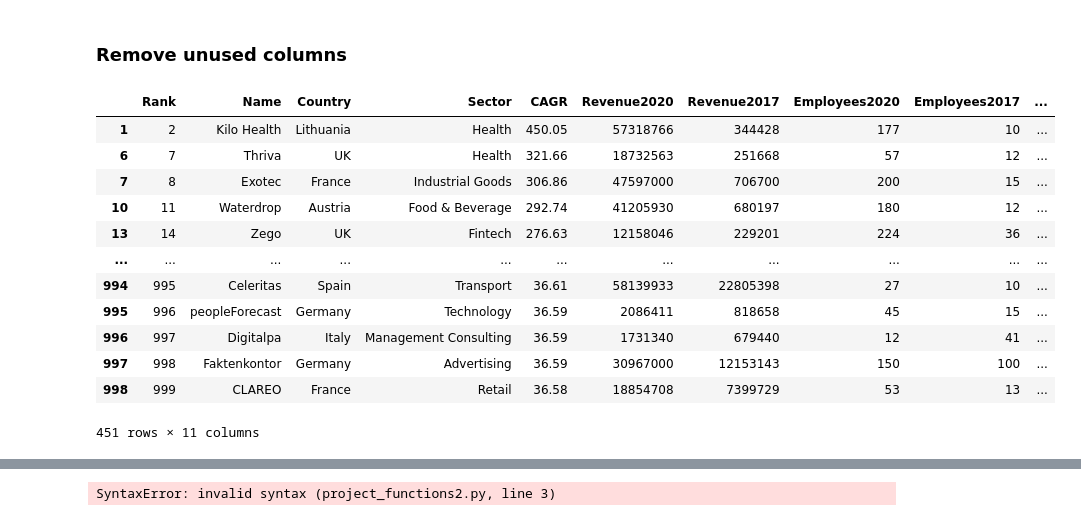
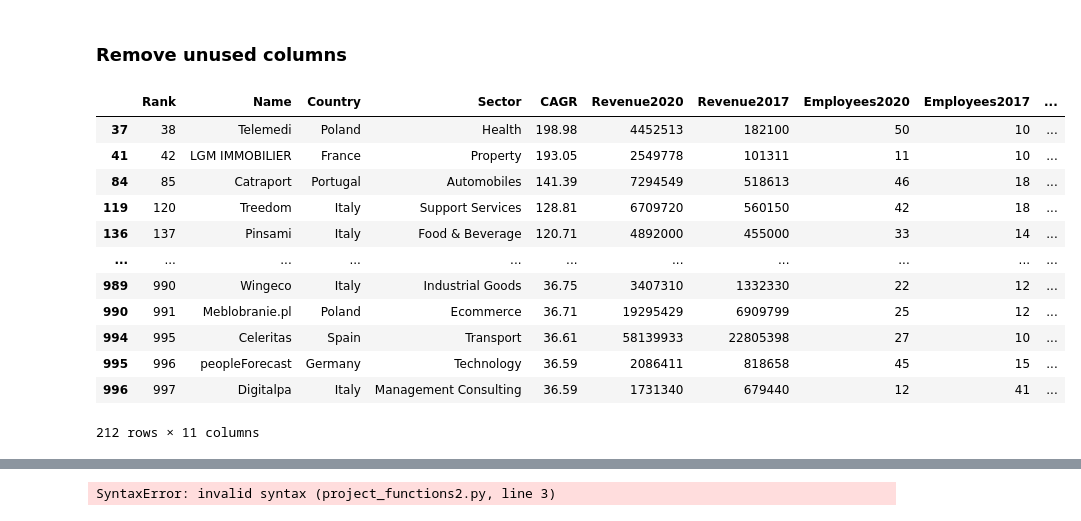
Before and after one commit to ubco-W2022T2-data301/project-group43, a Jupyter notebook: analysis/analysis2.ipynb, the cells around one changed output, grey strips where cells are left out. Saved outputs shown, nothing was run; the diff lists cells and outputs as text; code cells hidden in the pictures.

```diff
--- a/analysis/analysis2.ipynb
+++ b/analysis/analysis2.ipynb
@@ -161,24 +163,24 @@ for delimiter in delimiters:
 # %%
 ### METHOD CAHIN #1
 
 df_new = (pd.read_csv("../data/raw/FT1000.csv")
       .drop(columns=['Ranked2021', 'Ranked2020'])
       .dropna()
-      .query("Employees2017.between(10, 250) and Employees2020.between(10, 250)")
+      .query("Employees2017.between(10, 50) and Employees2020.between(10, 50)")
       .assign(**{'Change % in Employees': lambda x: ((x['Employees2020'] - x['Employees2017']) / x['Employees2020']) * 100}))
 df_new
 # %% [output]
 |  | Rank | Name | Country | Sector | CAGR | Revenue2020 | Revenue2017 | Employees2020 | Employees2017 | ... |
-| 1 | 2 | Kilo Health | Lithuania | Health | 450.05 | 57318766 | 344428 | 177 | 10 | ... |
-| 6 | 7 | Thriva | UK | Health | 321.66 | 18732563 | 251668 | 57 | 12 | ... |
-| 7 | 8 | Exotec | France | Industrial Goods | 306.86 | 47597000 | 706700 | 200 | 15 | ... |
-| 10 | 11 | Waterdrop | Austria | Food & Beverage | 292.74 | 41205930 | 680197 | 180 | 12 | ... |
-| 13 | 14 | Zego | UK | Fintech | 276.63 | 12158046 | 229201 | 224 | 36 | ... |
+| 37 | 38 | Telemedi | Poland | Health | 198.98 | 4452513 | 182100 | 50 | 10 | ... |
+| 41 | 42 | LGM IMMOBILIER | France | Property | 193.05 | 2549778 | 101311 | 11 | 10 | ... |
+| 84 | 85 | Catraport | Portugal | Automobiles | 141.39 | 7294549 | 518613 | 46 | 18 | ... |
+| 119 | 120 | Treedom | Italy | Support Services | 128.81 | 6709720 | 560150 | 42 | 18 | ... |
+| 136 | 137 | Pinsami | Italy | Food & Beverage | 120.71 | 4892000 | 455000 | 33 | 14 | ... |
 | ... | ... | ... | ... | ... | ... | ... | ... | ... | ... | ... |
+| 989 | 990 | Wingeco | Italy | Industrial Goods | 36.75 | 3407310 | 1332330 | 22 | 12 | ... |
+| 990 | 991 | Meblobranie.pl | Poland | Ecommerce | 36.71 | 19295429 | 6909799 | 25 | 12 | ... |
 | 994 | 995 | Celeritas | Spain | Transport | 36.61 | 58139933 | 22805398 | 27 | 10 | ... |
 | 995 | 996 | peopleForecast | Germany | Technology | 36.59 | 2086411 | 818658 | 45 | 15 | ... |
 | 996 | 997 | Digitalpa | Italy | Management Consulting | 36.59 | 1731340 | 679440 | 12 | 41 | ... |
-| 997 | 998 | Faktenkontor | Germany | Advertising | 36.59 | 30967000 | 12153143 | 150 | 100 | ... |
-| 998 | 999 | CLAREO | France | Retail | 36.58 | 18854708 | 7399729 | 53 | 13 | ... |
-451 rows × 11 columns
+212 rows × 11 columns
 # %%
```
Also changed, not shown: parts of 13 cells of this notebook, 3 other files.
